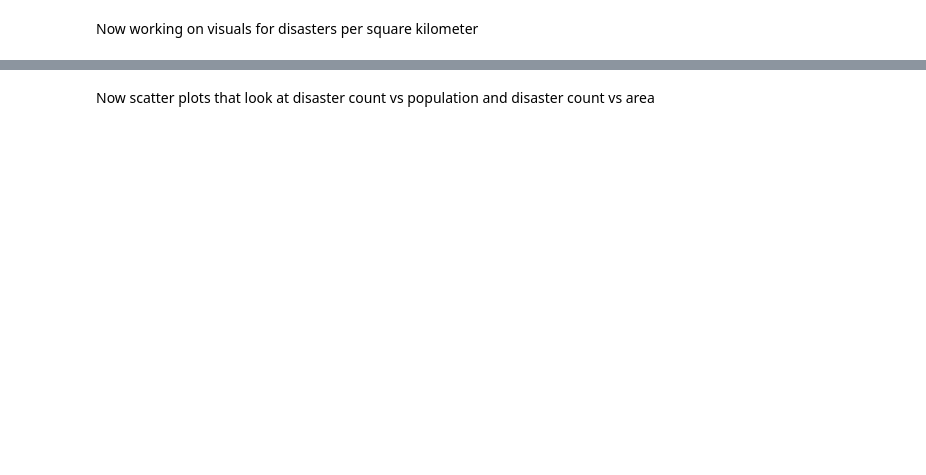
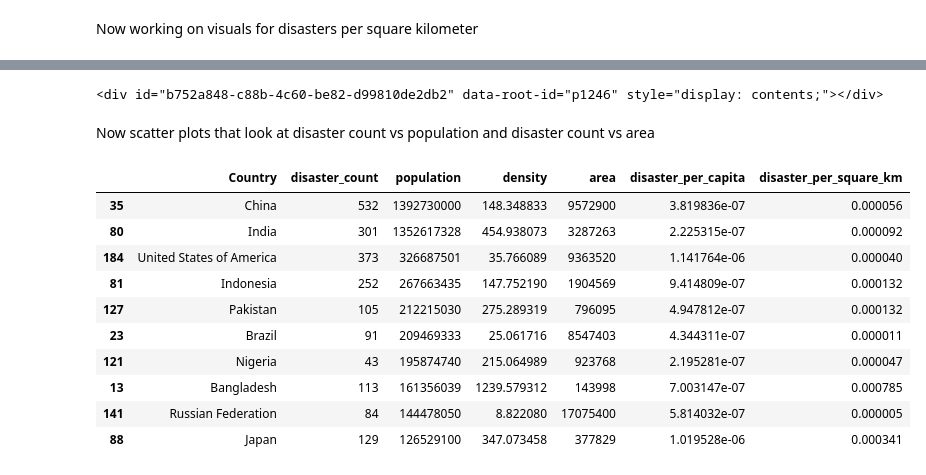
Before and after one commit to KeeganDavis/bootcamp-project-3, a Jupyter notebook: devs/riley/python_and_sql/population_bokeh_visuals.ipynb, the cells around one changed output, grey strips where cells are left out. Cells and saved outputs as stored; diff of their text form; code cells hidden in the pictures; blank space fills up the shorter version.

Commit message:
finished visuals, fixed data setup which removed russia, going to start testing it in web app

```diff
--- a/devs/riley/python_and_sql/population_bokeh_visuals.ipynb
+++ b/devs/riley/python_and_sql/population_bokeh_visuals.ipynb
@@ -636,6 +664,10 @@ print(js_plot_eight)
   else document.addEventListener("DOMContentLoaded", fn);
 })();
     </script>
+# %%
+print(html_plot_eight)
+# %% [output]
+<div id="b752a848-c88b-4c60-be82-d99810de2db2" data-root-id="p1246" style="display: contents;"></div>
 # %% [markdown]
 Now scatter plots that look at disaster count vs population and disaster count vs area
 # %%
@@ -672,3 +706,21 @@ p.legend.location = "top_left"
 #save Javascript code and html code and show plot in browser
 js_plot_nine, html_plot_nine = components(p)
 show(p)
+# %%
+#interesting, Russia got removed from our dataset due to naming collisions when trying to mitigate data loss
+
+final_country_pop_disaster_df = final_country_pop_disaster_df.sort_values('population', ascending=False)
+
+final_country_pop_disaster_df.head(10)
+# %% [output]
+|  | Country | disaster_count | population | density | area | disaster_per_capita | disaster_per_square_km |
+| 35 | China | 532 | 1392730000 | 148.348833 | 9572900 | 3.819836e-07 | 0.000056 |
+| 80 | India | 301 | 1352617328 | 454.938073 | 3287263 | 2.225315e-07 | 0.000092 |
+| 184 | United States of America | 373 | 326687501 | 35.766089 | 9363520 | 1.141764e-06 | 0.000040 |
+| 81 | Indonesia | 252 | 267663435 | 147.752190 | 1904569 | 9.414809e-07 | 0.000132 |
+| 127 | Pakistan | 105 | 212215030 | 275.289319 | 796095 | 4.947812e-07 | 0.000132 |
+| 23 | Brazil | 91 | 209469333 | 25.061716 | 8547403 | 4.344311e-07 | 0.000011 |
+| 121 | Nigeria | 43 | 195874740 | 215.064989 | 923768 | 2.195281e-07 | 0.000047 |
+| 13 | Bangladesh | 113 | 161356039 | 1239.579312 | 143998 | 7.003147e-07 | 0.000785 |
+| 141 | Russian Federation | 84 | 144478050 | 8.822080 | 17075400 | 5.814032e-07 | 0.000005 |
+| 88 | Japan | 129 | 126529100 | 347.073458 | 377829 | 1.019528e-06 | 0.000341 |
```
Also changed, not shown: parts of 43 cells of this notebook, 2 other files.
